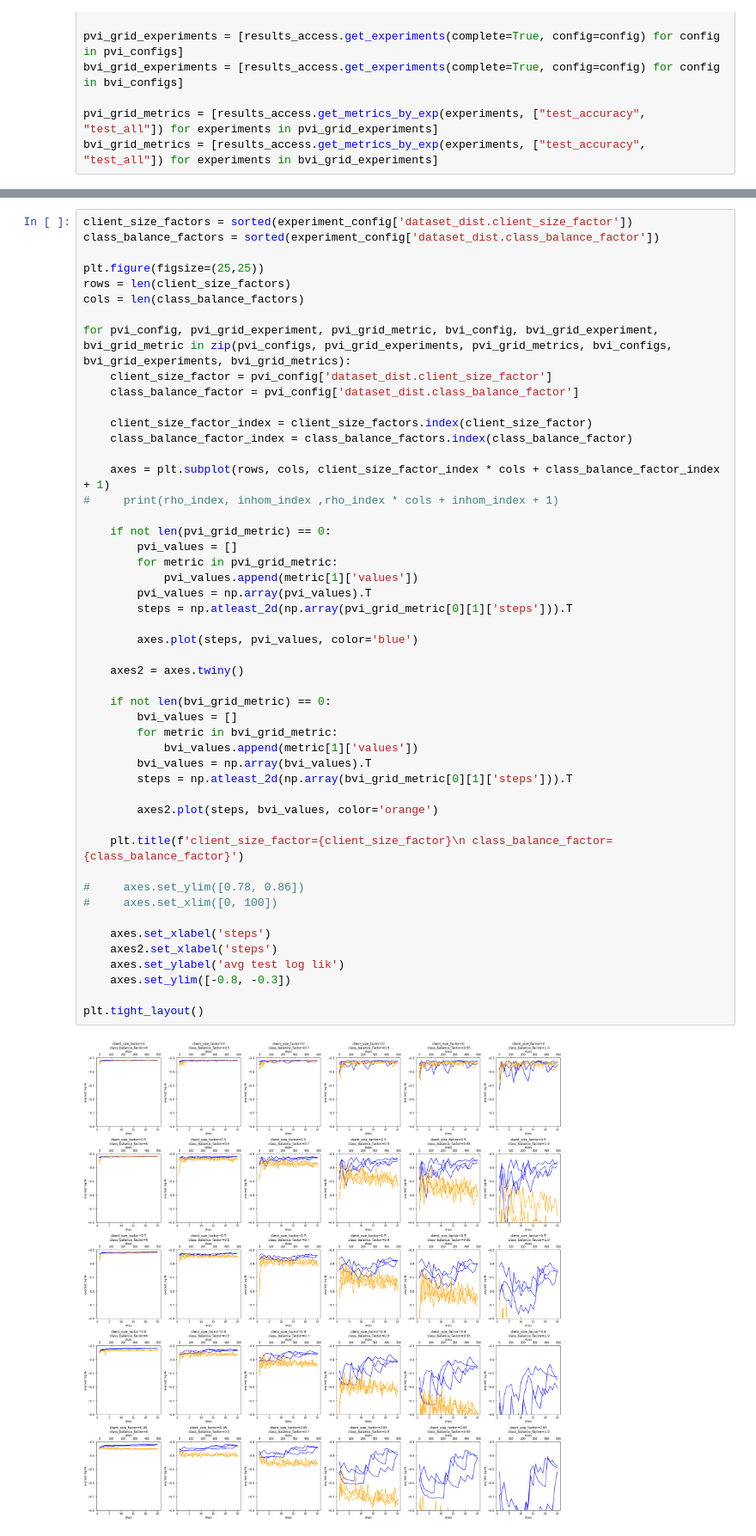
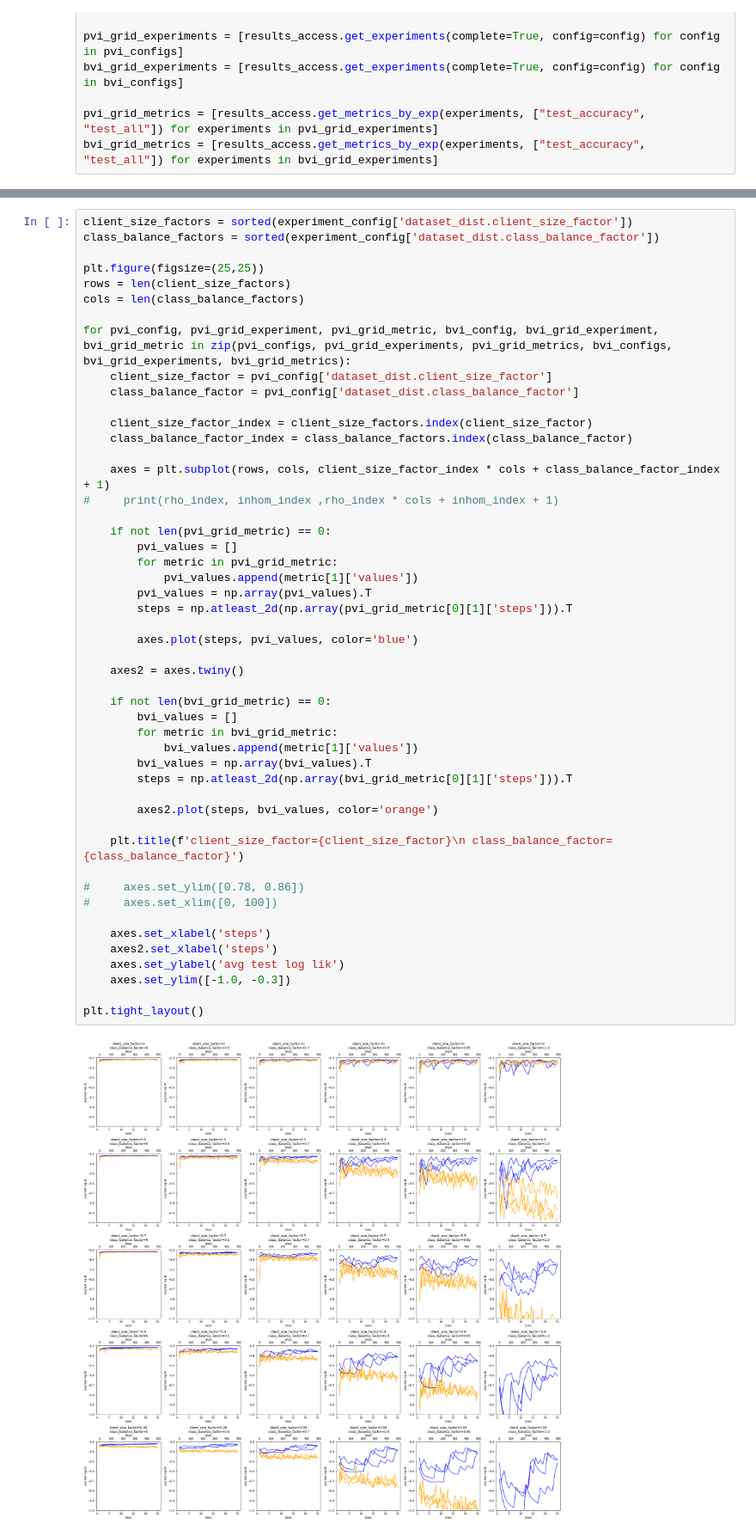
Before and after one commit to MrinankSharma/DP-PVI, a Jupyter notebook: experiments/workshop/notebooks/inhomogeneity/Initial inhomogeneity investigation.ipynb, the cells around one changed output, grey strips where cells are left out. Shown at 86% size. Drawn from its saved outputs; the diff is of its cells as text.

```diff
--- a/experiments/workshop/notebooks/inhomogeneity/Initial inhomogeneity investigation.ipynb
+++ b/experiments/workshop/notebooks/inhomogeneity/Initial inhomogeneity investigation.ipynb
@@ -162,32 +162,32 @@ for pvi_config, pvi_grid_experiment, pvi_grid_metric, bvi_config, bvi_grid_exper
         pvi_values = []
         for metric in pvi_grid_metric:
             pvi_values.append(metric[1]['values'])
         pvi_values = np.array(pvi_values).T
         steps = np.atleast_2d(np.array(pvi_grid_metric[0][1]['steps'])).T
 
         axes.plot(steps, pvi_values, color='blue')
 
     axes2 = axes.twiny()
 
     if not len(bvi_grid_metric) == 0:
         bvi_values = []
         for metric in bvi_grid_metric:
             bvi_values.append(metric[1]['values'])
         bvi_values = np.array(bvi_values).T
         steps = np.atleast_2d(np.array(bvi_grid_metric[0][1]['steps'])).T
 
         axes2.plot(steps, bvi_values, color='orange')
 
     plt.title(f'client_size_factor={client_size_factor}\n class_balance_factor={class_balance_factor}')
 
 #     axes.set_ylim([0.78, 0.86])
 #     axes.set_xlim([0, 100])
 
     axes.set_xlabel('steps')
     axes2.set_xlabel('steps')
     axes.set_ylabel('avg test log lik')
-    axes.set_ylim([-0.8, -0.3])
+    axes.set_ylim([-1.0, -0.3])
 
 plt.tight_layout()
 # %% [output]
-[figure, old version]
+[figure, new version]
```
Also changed, not shown: 1 other file.
